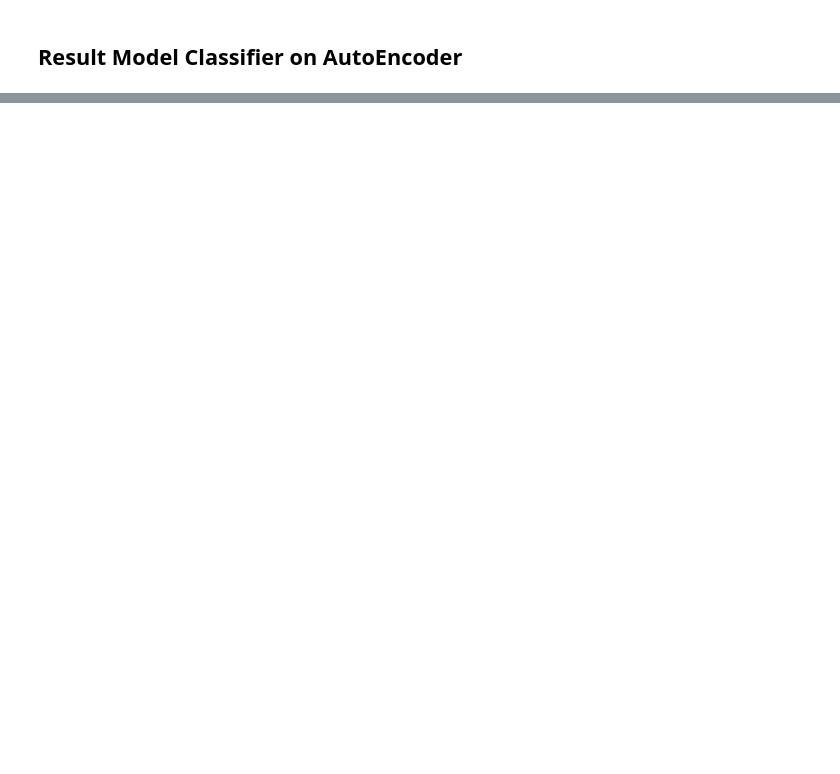
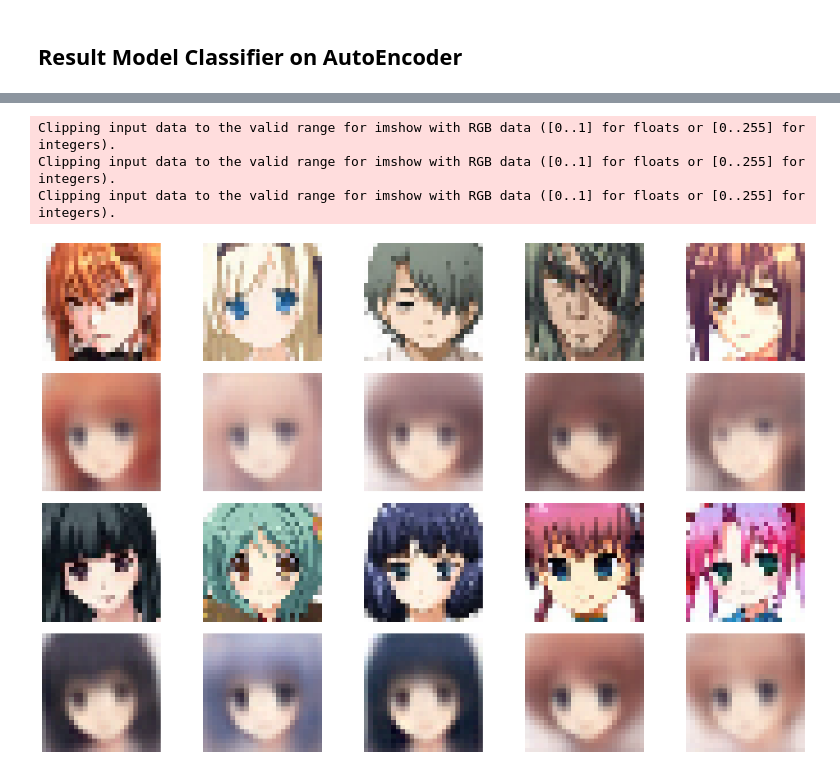
Before and after one commit to SupasanKomonlit/classifier_system, a Jupyter notebook: auto_encoder.ipynb, the cells around one changed output, grey strips where cells are left out. Cells and saved outputs as stored; diff of their text form; code cells hidden in the pictures; blank space fills up the shorter version.

```diff
--- a/auto_encoder.ipynb
+++ b/auto_encoder.ipynb
@@ -232,0 +539,5 @@ Hitmonchan               |        0.08333 |        0.16667
+# %%
+history = Vautoencoder.fit( [ X_train ], # Input
+                          [ X_train ], # Output
+                         validation_data=( [X_test] , [X_test] ),
+                         epochs = rounds )
@@ -232,0 +575,2 @@ Hitmonchan               |        0.08333 |        0.16667
+# %%
+Vautoencoder.load_weights( "generator/anime_Vautoencoder_weights.h5" )
@@ -232,0 +582,15 @@ Hitmonchan               |        0.08333 |        0.16667
+# %%
+random_index = []
+for _ in range(0,10):
+    random_index.append( np.random.randint( len( X_test ) ) )
+random_index = tuple( set( random_index ) )
+data = []
+for index in random_index :
+    data.append( X_test[ index ] )
+data = np.array( data )
+DataHandle.plot_compare( data , Vautoencoder , dest_type = float )
+# %% [output]
+Clipping input data to the valid range for imshow with RGB data ([0..1] for floats or [0..255] for integers).
+Clipping input data to the valid range for imshow with RGB data ([0..1] for floats or [0..255] for integers).
+Clipping input data to the valid range for imshow with RGB data ([0..1] for floats or [0..255] for integers).
+[figure, added]
```
Also changed, not shown: parts of 53 cells of this notebook, 8 other files.
